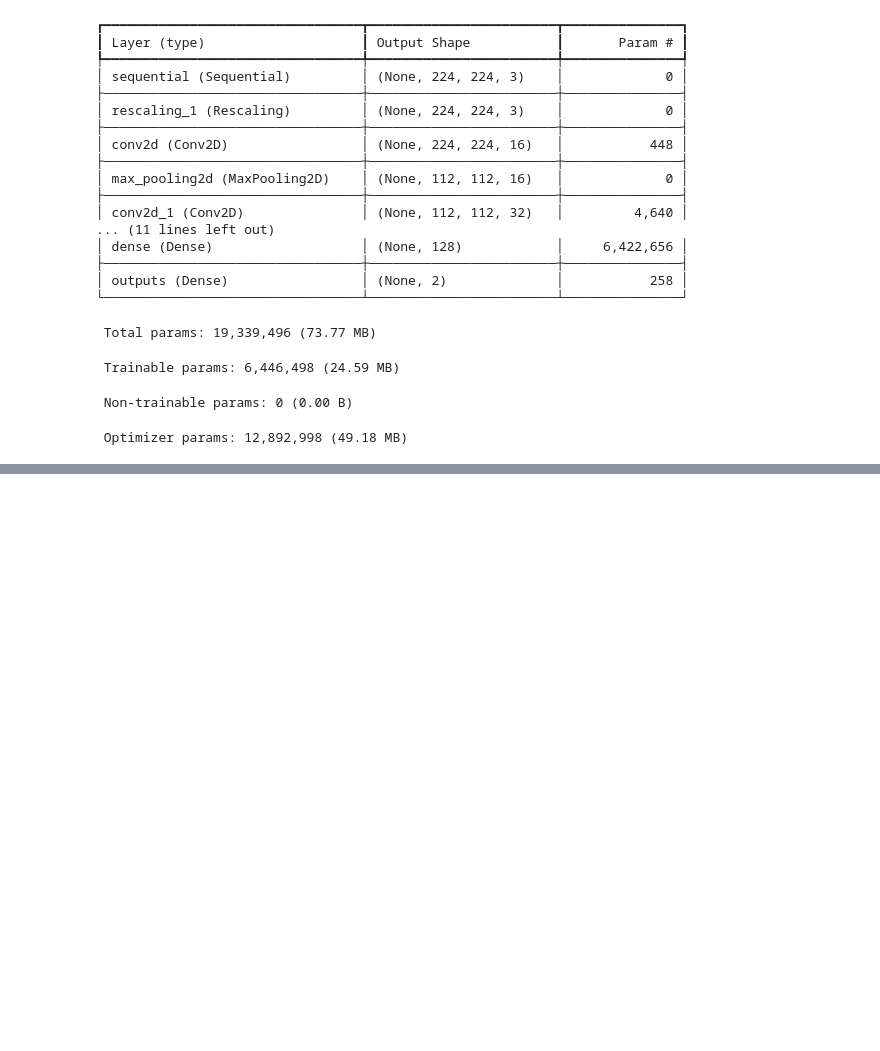
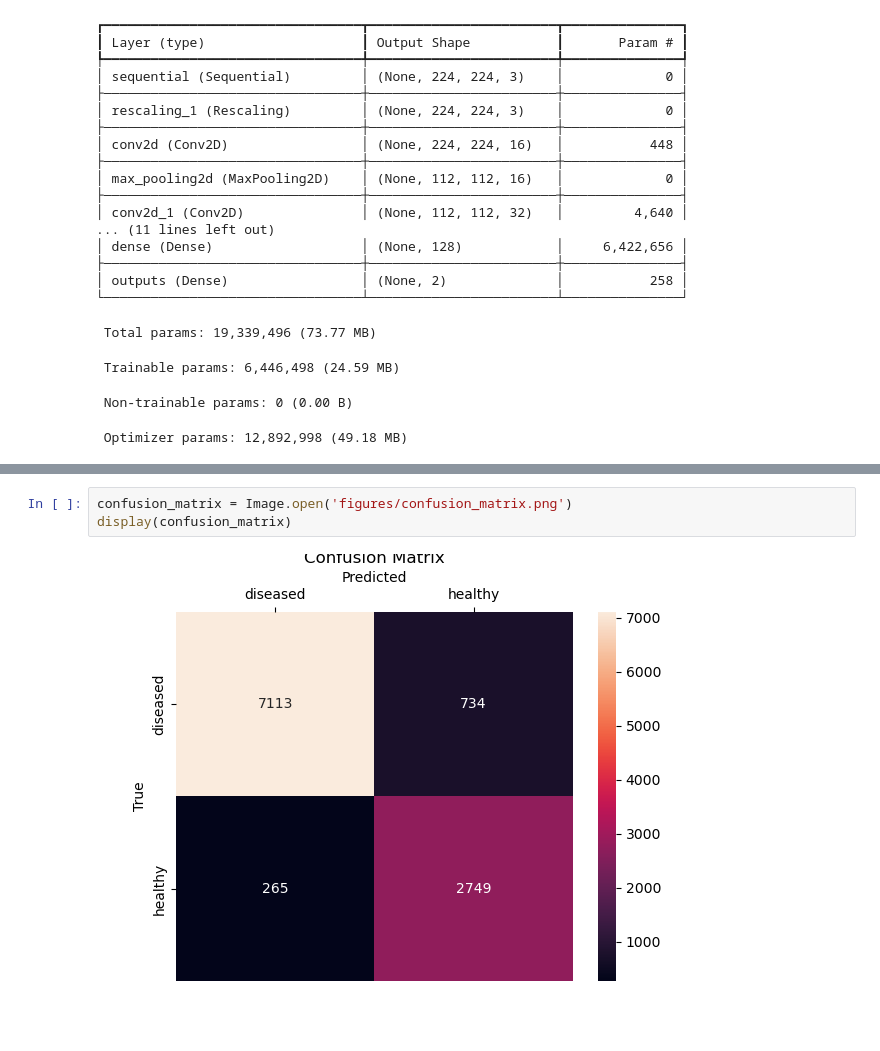
Before and after one commit to QuasimodoDragon/crop-disease-detection, a Jupyter notebook: disease-detection.ipynb, the cells around one changed output, grey strips where cells are left out. Cells and saved outputs as stored; diff of their text form; blank space fills up the shorter version.

```diff
--- a/disease-detection.ipynb
+++ b/disease-detection.ipynb
@@ -262,0 +48,5 @@ plt.show()
+# %%
+confusion_matrix = Image.open('figures/confusion_matrix.png')
+display(confusion_matrix)
+# %% [output]
+[figure, added]
```
Also changed, not shown: parts of 25 cells of this notebook, 6 other files.
